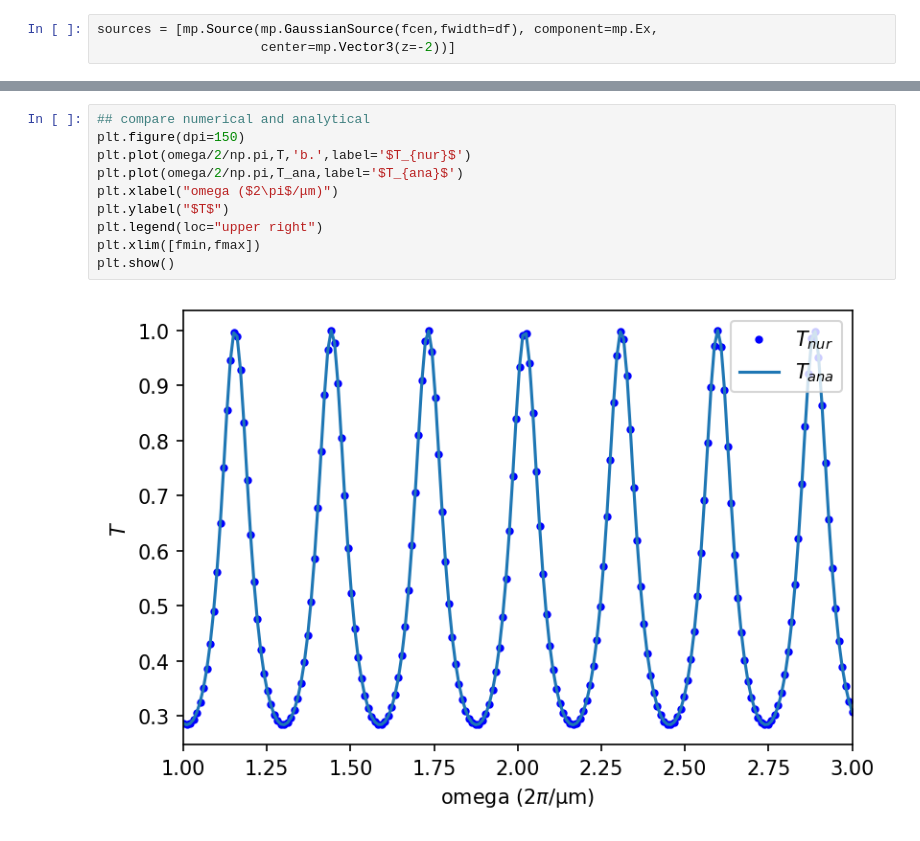
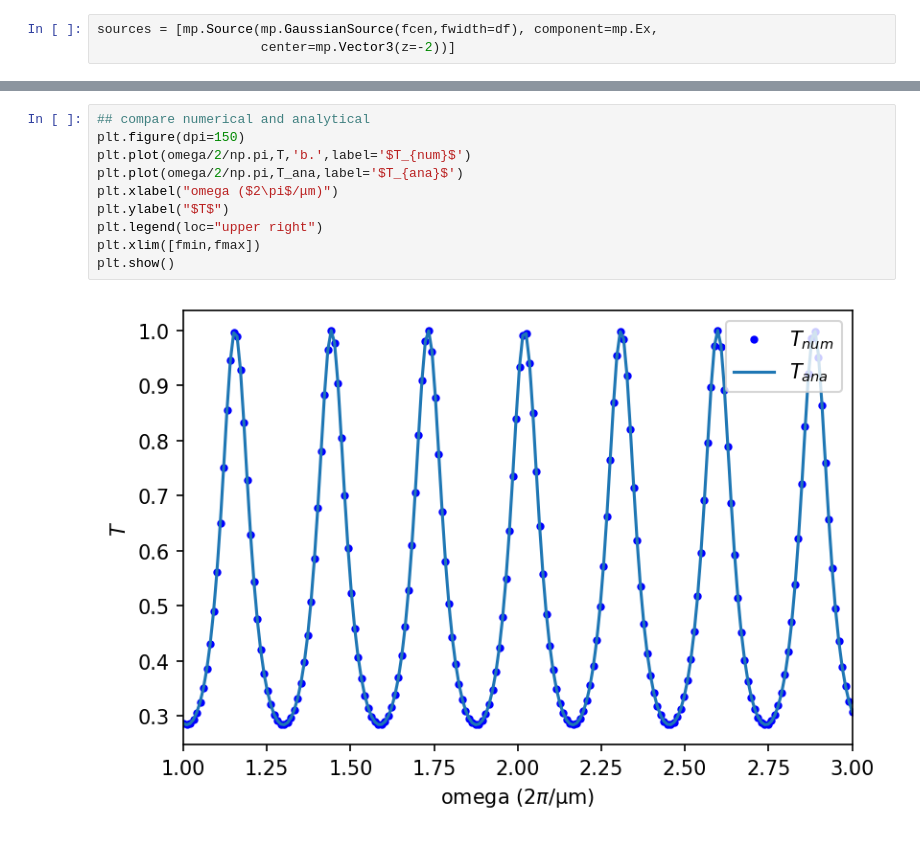
Before and after one commit to jhihsheng/nano-optics, a Jupyter notebook: mymeep/FP_resonator.ipynb, the cells around one changed output, grey strips where cells are left out. Drawn from its saved outputs; the diff is of its cells as text.

```diff
--- a/mymeep/FP_resonator.ipynb
+++ b/mymeep/FP_resonator.ipynb
@@ -150,12 +148,12 @@ run 0 finished at t = 100.0005 (200001 timesteps)
 # %%
 ## compare numerical and analytical
 plt.figure(dpi=150)
-plt.plot(omega/2/np.pi,T,'b.',label='$T_{nur}$')
+plt.plot(omega/2/np.pi,T,'b.',label='$T_{num}$')
 plt.plot(omega/2/np.pi,T_ana,label='$T_{ana}$')
 plt.xlabel("omega ($2\pi$/μm)")
 plt.ylabel("$T$")
 plt.legend(loc="upper right")
 plt.xlim([fmin,fmax])
 plt.show()
 # %% [output]
-[figure, old version]
+[figure, new version]
```
Also changed, not shown: parts of 2 cells of this notebook, 4 other files.
